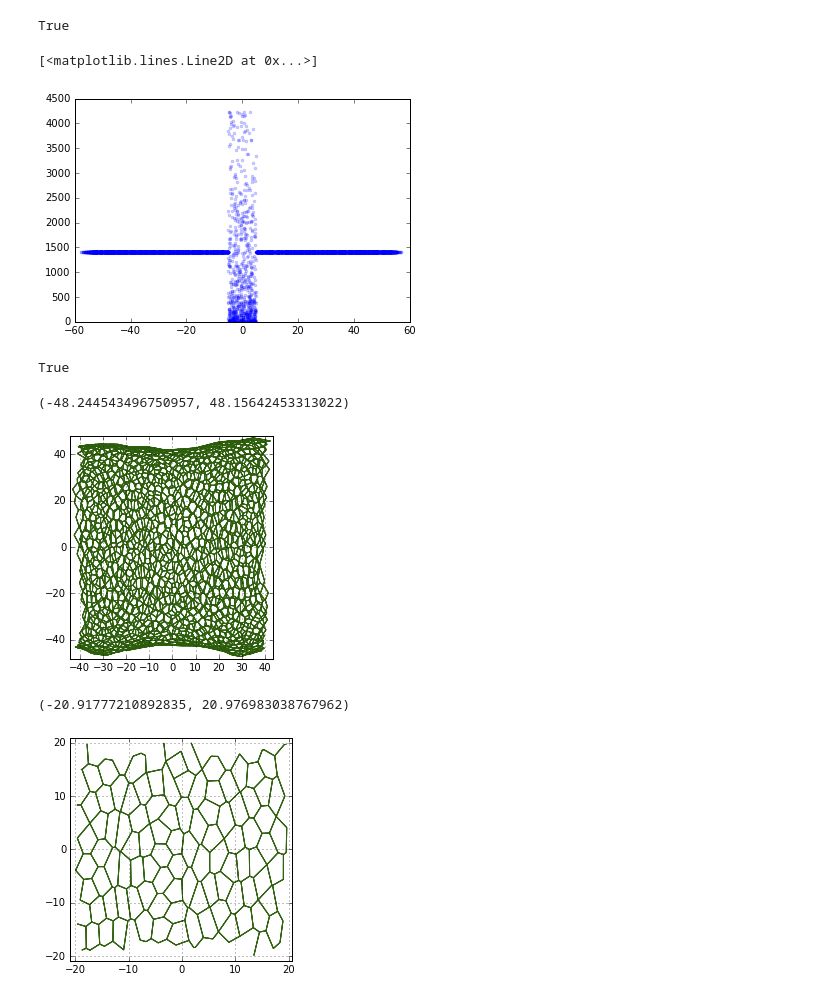
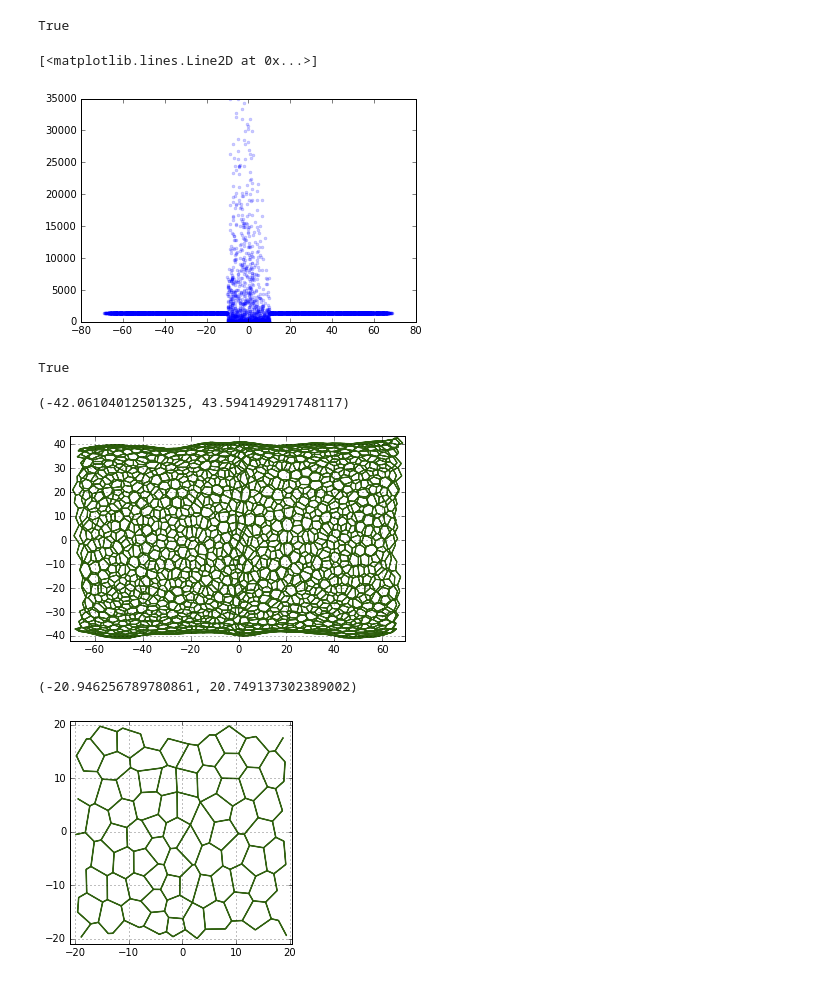
Before and after one commit to DamCB/tyssue, a Jupyter notebook: notebooks/Polarization/Polarization.ipynb, the cells around one changed output. Cells and saved outputs as stored; diff of their text form; code cells hidden in the pictures.

```diff
--- a/notebooks/Polarization/Polarization.ipynb
+++ b/notebooks/Polarization/Polarization.ipynb
@@ -66,9 +69,12 @@ sheet.jv_df.head()
 | 4 | 0 | -63.564599 | 38.746169 | -3.594170 | 932 | 28.985131 | 38.912513 | 9.927382 | 0 |
 # %%
 live_je = sheet.upcast_face(sheet.face_df.is_alive).astype(np.bool)
-active_jvs = sheet.je_df[live_je].srce.unique()
-active_jvs.sort()
+dead_je = np.logical_not(live_je)
+inactive_jvs = set(sheet.je_df[dead_je].srce)
 
+active_jvs = set(sheet.jv_df.index).difference(inactive_jvs)
+active_jvs = list(active_jvs)
+sheet.jv_df.is_active = 0
 sheet.jv_df.loc[active_jvs, 'is_active'] = 1
 # %%
 import vispy as vp
@@ -147,16 +175,16 @@ print(res['success'])
 # %% [output]
 True
 # %%
-center_jes = sheet.je_df[sheet.upcast_srce(sheet.jv_df['z']).abs() < 5].index
+center_jes = sheet.je_df[sheet.upcast_srce(sheet.jv_df['z']).abs() < 10].index
 
 sheet.je_df.loc[center_jes, 'line_tension'] = (sheet.je_df.loc[center_jes, 'line_tension'] *
-                                               (3*np.sin(sheet.je_df.loc[center_jes, 'nz'])**2))
+                                               (5*np.sin(sheet.je_df.loc[center_jes, 'nz'])**2))
 
 fig, ax = plt.subplots()
 ax.plot(sheet.upcast_srce(sheet.jv_df['z']), sheet.je_df['line_tension'], '.', alpha=0.2)
 # %% [output]
 [<matplotlib.lines.Line2D at 0x...>]
-[figure, old version]
+[figure, new version]
 # %%
 settings = {
     'minimize': {
@@ -172,16 +200,16 @@ True
 # %%
 from tyssue.draw.mpl_draw import get_default_draw_specs
 draw_specs = get_default_draw_specs()
 draw_specs['jv']['visible'] = False
-draw_specs['je']['width'] = 0.01
+draw_specs['je']['width'] = 0.1 #sheet.je_df.line_tension / sheet.je_df.line_tension.mean()
 
 
 fig, ax = sheet_view(sheet, ['z', 'x'], **draw_specs)
 ax.set_xlim(sheet.jv_df.z.min()-1, sheet.jv_df.z.max()+1)
 ax.set_ylim(sheet.jv_df.x.min()-1, sheet.jv_df.x.max()+1)
 # %% [output]
-(-48.244543496750957, 48.15642453313022)
+(-42.06104012501325, 43.594149291748117)
-[figure, old version]
+[figure, new version]
 # %%
 local_mask_jv = (sheet.jv_df.x.abs() < 20) & (sheet.jv_df.z.abs() < 20) & (sheet.jv_df.y > 0)
 local_patch_jv = sheet.jv_df[local_mask_jv]
@@ -196,5 +224,5 @@ fig, ax = sheet_view(local_sheet, ['z', 'x'], **draw_specs)
 ax.set_xlim(local_sheet.jv_df.z.min()-1, local_sheet.jv_df.z.max()+1)
 ax.set_ylim(local_sheet.jv_df.x.min()-1, local_sheet.jv_df.x.max()+1)
 # %% [output]
-(-20.91777210892835, 20.976983038767962)
+(-20.946256789780861, 20.749137302389002)
-[figure, old version]
+[figure, new version]
```
Also changed, not shown: parts of 6 cells of this notebook, 21 other files.
